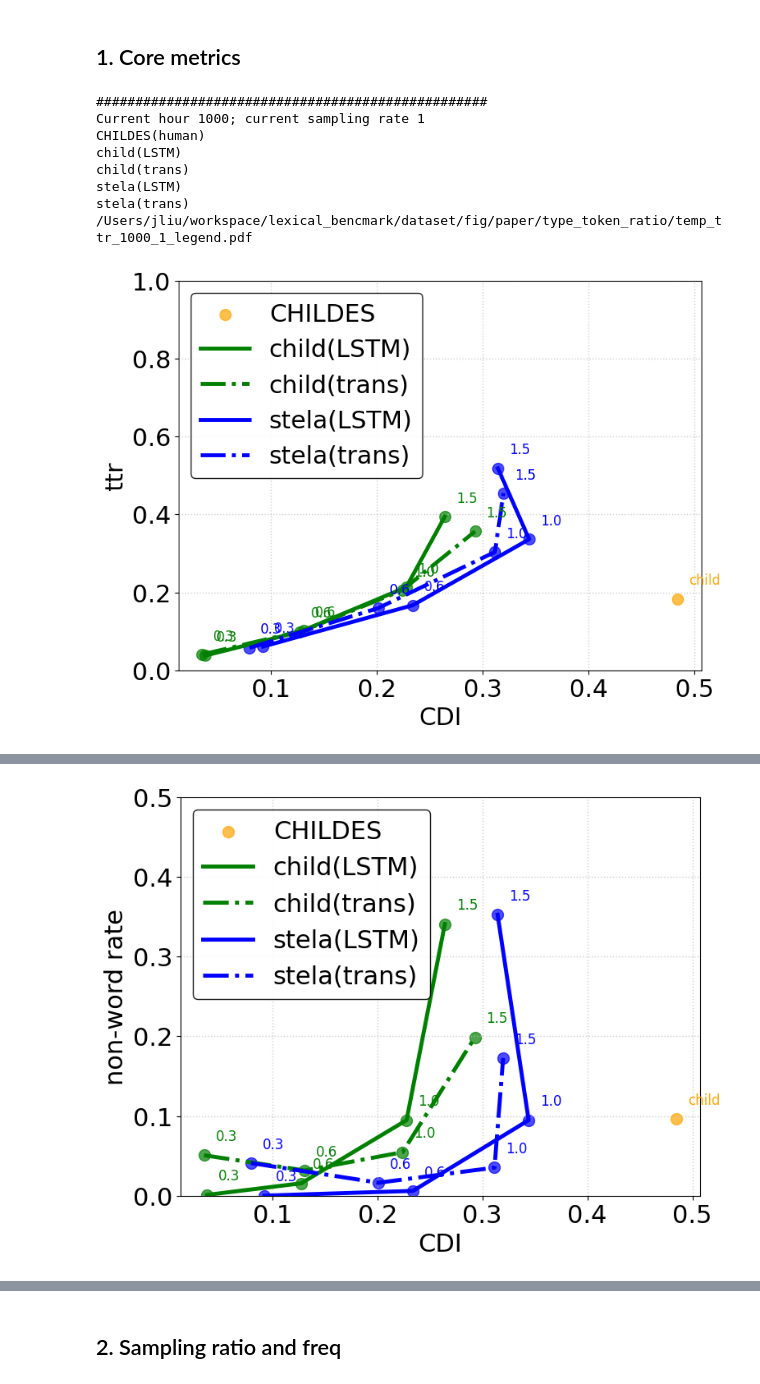
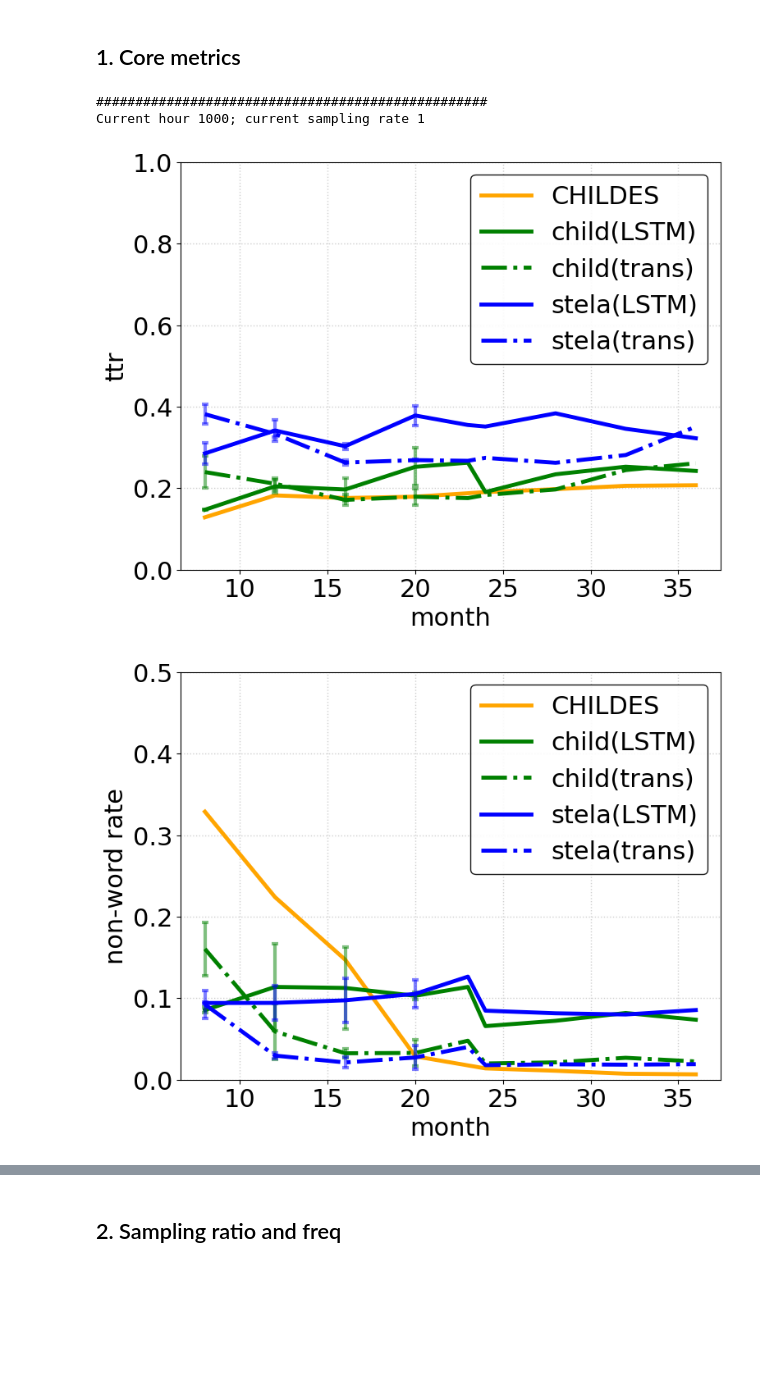
Before and after one commit to nhamilakis/Lexical-benchmark, a Jupyter notebook: notebooks/paper_fig.ipynb, the cells around one changed output, grey strips where cells are left out. Cells and saved outputs as stored; diff of their text form; code cells hidden in the pictures; blank space fills up the shorter version.

Commit message:
update figures

```diff
--- a/notebooks/paper_fig.ipynb
+++ b/notebooks/paper_fig.ipynb
@@ -47,7 +47,17 @@ class PlotSettings:
 
     LINESTYLES: dict[str, str] = {"CHILDES": "-", "child": "-", "LSTM": "-", "trans": "-."}
 
-    DEFAULTS: dict[str, t.Any] = {"label_fontsize": 22, "linewidth": 3.5, "title_fontsize": 28, "grid_color": "#bbbbbb", "figsize": (8, 6), "default_fill_alpha": 0.25}
+    DEFAULTS: dict[str, t.Any] = {
+        "label_fontsize": 22,
+        "linewidth": 3.5,
+        "title_fontsize": 28,
+        "grid_color": "#bbbbbb",
+        "figsize": (8, 6),
+        "default_fill_alpha": 0.25,
+        "capsize": 3,
+        "capthick": 3,
+        "elinewidth": 3
+    }
 
     FILL_ALPHA: dict[str, float] = {
         "before": 0.1,
@@ -698,7 +740,7 @@ def plot_curves(
 
 
 def compare_metrics(
-    raw_data_path: str, out_path: Path, suffix: str, y_label_dict, metric_dict={"type_token_ratio": [0, 1], "rej_type_rate": [0, 0.5], "rej_token_rate": [0, 0.5], "CDI": [0, 1]}
+    raw_data_path: str, out_path: Path, suffix: str, y_label_dict=y_label_dict, metric_dict={"type_token_ratio": [0, 1], "rej_type_rate": [0, 0.5], "rej_token_rate": [0, 0.5], "CDI": [0, 1]}
 ):
     """Load data and plot final results."""
     # load data
@@ -759,26 +797,23 @@ def compare_temp(raw_data_path: Path, stat_path: Path, suffix: str, out_path: Pa
 ## 1. Core metrics
 # %%
 out_path = fig_path / "paper"
-metric_dict = {"type_token_ratio": [0, 1], "rej_type_rate": [0, 0.5], "slope": [0, 1]}
+metric_dict_temp = {"type_token_ratio": [0, 1], "rej_type_rate": [0, 0.5], "slope": [0, 1]}
+metric_dict_core = {"type_token_ratio": [0, 1], "rej_type_rate": [0, 0.5], "CDI": [0, 1]}
 hour_lst = [1000, 500]
 sampling_rate_lst = [1, 4]
 freq_root = Path(f"{data_root}/word_freq")
 for sampling_rate in sampling_rate_lst:
     for hour in hour_lst:
         print("##################################################")
         print(f"Current hour {hour}; current sampling rate {sampling_rate}")
         file_root = Path(f"{data_root}/matched/EN/{sampling_rate}")
         input_path = file_root / f"metric_{hour}_4_3500.csv"
         suffix = f"{hour}_{sampling_rate}"
-        # compare_metrics(input_path, out_path=out_path,suffix=suffix,metric_dict=metric_dict)
-        compare_temp(input_path, out_path=out_path, stat_path=data_root / "stat/mean_stat.csv", y_label_dict=y_label_dict, suffix=suffix, metric_dict=metric_dict)
+        compare_metrics(input_path, out_path=out_path,suffix=suffix,metric_dict=metric_dict_core)
+        compare_temp(input_path, out_path=out_path, stat_path=data_root / "stat/mean_stat.csv",
+            y_label_dict=y_label_dict, suffix=suffix, metric_dict=metric_dict_temp)
 # %% [output]
 ##################################################
 Current hour 1000; current sampling rate 1
-CHILDES(human)
-child(LSTM)
-child(trans)
-stela(LSTM)
-stela(trans)
-/Users/jliu/workspace/lexical_bencmark/dataset/fig/paper/type_token_ratio/temp_ttr_1000_1_legend.pdf
-[figure, old version]
+[figure, new version]
+[figure, new version]
@@ -791 +826,0 @@ stela(trans)
-[figure, old version]
```
Also changed, not shown: parts of 5 cells of this notebook, 1 other file.
